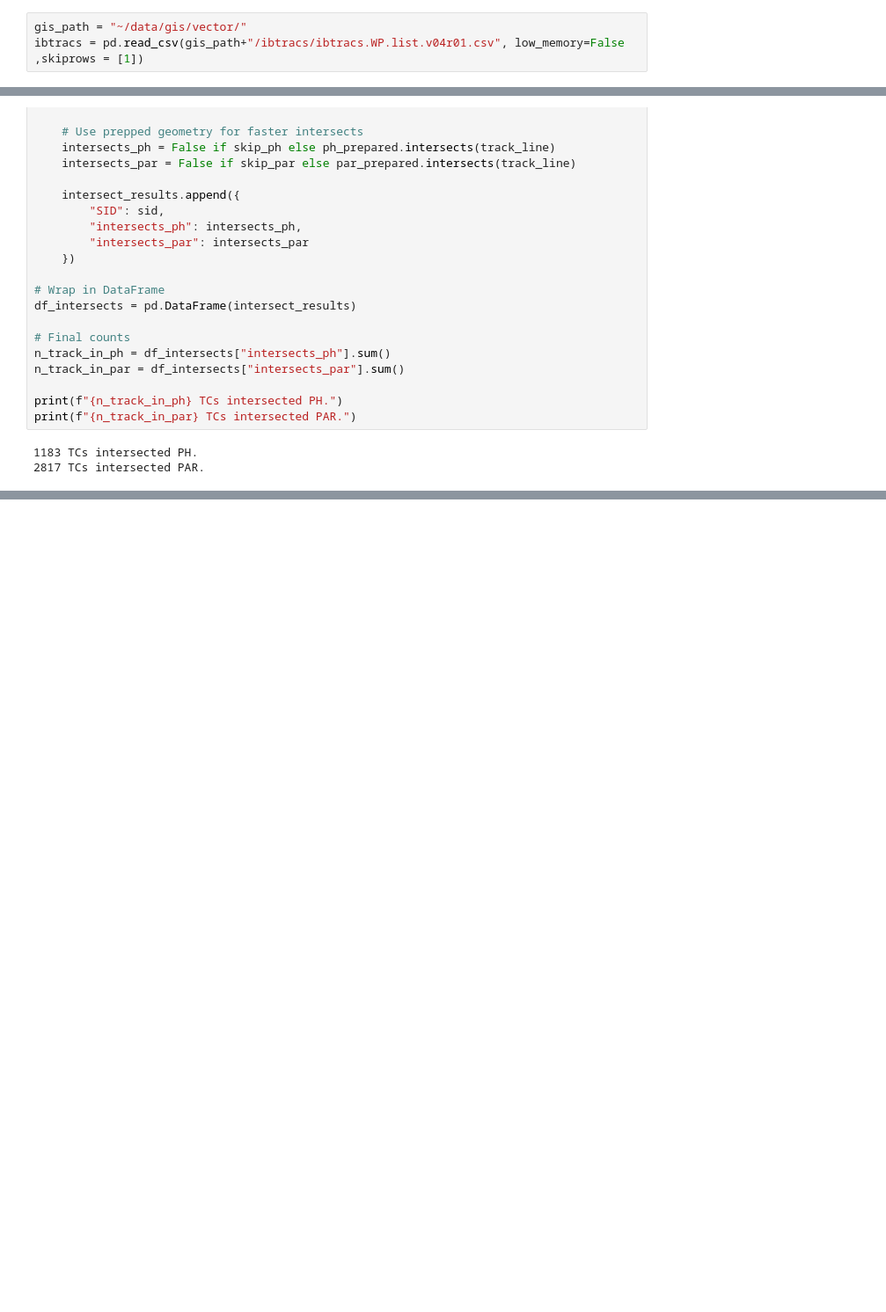
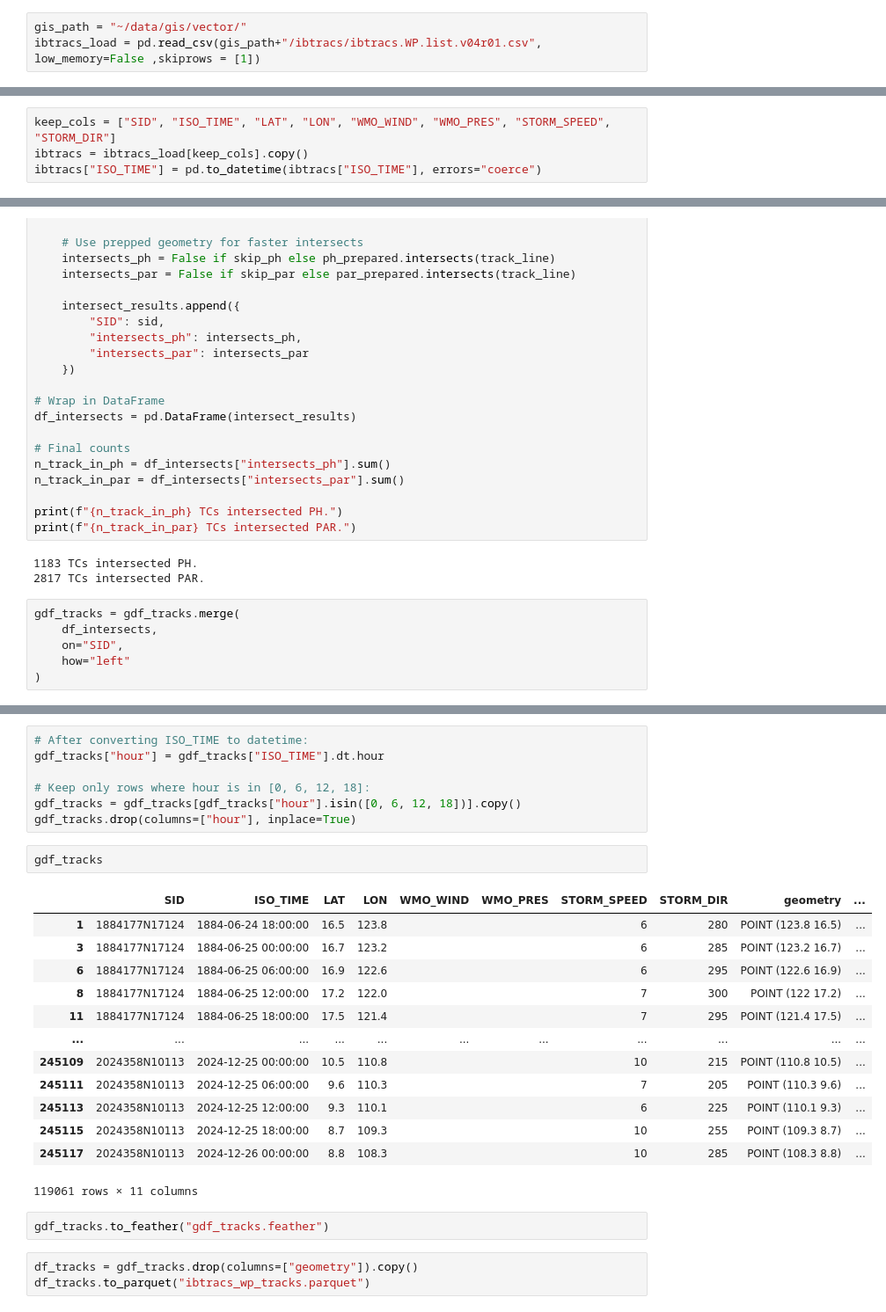
Before and after one commit to baracoma/ibtracs-wp, a Jupyter notebook: preprocessors/01_ibtracs-preprocess.ipynb, the cells around one changed output, grey strips where cells are left out. Shown at 88% size. Drawn from its saved outputs; the diff is of its cells as text; blank space fills up the shorter version.

Commit message:
completed preprocessing and saved as feather and parquet

```diff
--- a/preprocessors/01_ibtracs-preprocess.ipynb
+++ b/preprocessors/01_ibtracs-preprocess.ipynb
@@ -20,4 +20,4 @@ from cartopy.mpl.gridliner import LONGITUDE_FORMATTER, LATITUDE_FORMATTER
 ### Load files
 # %%
 gis_path = "~/data/gis/vector/"
-ibtracs = pd.read_csv(gis_path+"/ibtracs/ibtracs.WP.list.v04r01.csv", low_memory=False ,skiprows = [1])
+ibtracs_load = pd.read_csv(gis_path+"/ibtracs/ibtracs.WP.list.v04r01.csv", low_memory=False ,skiprows = [1])
@@ -24,3 +28,7 @@ ibtracs = pd.read_csv(gis_path+"/ibtracs/ibtracs.WP.list.v04r01.csv", low_memory
+# %%
+keep_cols = ["SID", "ISO_TIME", "LAT", "LON", "WMO_WIND", "WMO_PRES", "STORM_SPEED", "STORM_DIR"]
+ibtracs = ibtracs_load[keep_cols].copy()
+ibtracs["ISO_TIME"] = pd.to_datetime(ibtracs["ISO_TIME"], errors="coerce")
 # %%
 # Convert to GeoDataFrame
 gdf_tracks = gpd.GeoDataFrame(
@@ -89,3 +103,9 @@ print(f"{n_track_in_par} TCs intersected PAR.")
 # %% [output]
 1183 TCs intersected PH.
 2817 TCs intersected PAR.
+# %%
+gdf_tracks = gdf_tracks.merge(
+    df_intersects,
+    on="SID",
+    how="left"
+)
@@ -91,0 +121,28 @@ print(f"{n_track_in_par} TCs intersected PAR.")
+# %%
+# After converting ISO_TIME to datetime:
+gdf_tracks["hour"] = gdf_tracks["ISO_TIME"].dt.hour
+
+# Keep only rows where hour is in [0, 6, 12, 18]:
+gdf_tracks = gdf_tracks[gdf_tracks["hour"].isin([0, 6, 12, 18])].copy()
+gdf_tracks.drop(columns=["hour"], inplace=True)
+# %%
+gdf_tracks
+# %% [output]
+|  | SID | ISO_TIME | LAT | LON | WMO_WIND | WMO_PRES | STORM_SPEED | STORM_DIR | geometry | ... |
+| 1 | 1884177N17124 | 1884-06-24 18:00:00 | 16.5 | 123.8 |  |  | 6 | 280 | POINT (123.8 16.5) | ... |
+| 3 | 1884177N17124 | 1884-06-25 00:00:00 | 16.7 | 123.2 |  |  | 6 | 285 | POINT (123.2 16.7) | ... |
+| 6 | 1884177N17124 | 1884-06-25 06:00:00 | 16.9 | 122.6 |  |  | 6 | 295 | POINT (122.6 16.9) | ... |
+| 8 | 1884177N17124 | 1884-06-25 12:00:00 | 17.2 | 122.0 |  |  | 7 | 300 | POINT (122 17.2) | ... |
+| 11 | 1884177N17124 | 1884-06-25 18:00:00 | 17.5 | 121.4 |  |  | 7 | 295 | POINT (121.4 17.5) | ... |
+| ... | ... | ... | ... | ... | ... | ... | ... | ... | ... | ... |
+| 245109 | 2024358N10113 | 2024-12-25 00:00:00 | 10.5 | 110.8 |  |  | 10 | 215 | POINT (110.8 10.5) | ... |
+| 245111 | 2024358N10113 | 2024-12-25 06:00:00 | 9.6 | 110.3 |  |  | 7 | 205 | POINT (110.3 9.6) | ... |
+| 245113 | 2024358N10113 | 2024-12-25 12:00:00 | 9.3 | 110.1 |  |  | 6 | 225 | POINT (110.1 9.3) | ... |
+| 245115 | 2024358N10113 | 2024-12-25 18:00:00 | 8.7 | 109.3 |  |  | 10 | 255 | POINT (109.3 8.7) | ... |
+| 245117 | 2024358N10113 | 2024-12-26 00:00:00 | 8.8 | 108.3 |  |  | 10 | 285 | POINT (108.3 8.8) | ... |
+119061 rows × 11 columns
+# %%
+gdf_tracks.to_feather("gdf_tracks.feather")
+# %%
+df_tracks = gdf_tracks.drop(columns=["geometry"]).copy()
+df_tracks.to_parquet("ibtracs_wp_tracks.parquet")
```
Also changed, not shown: parts of 4 cells of this notebook, 3 other files.
